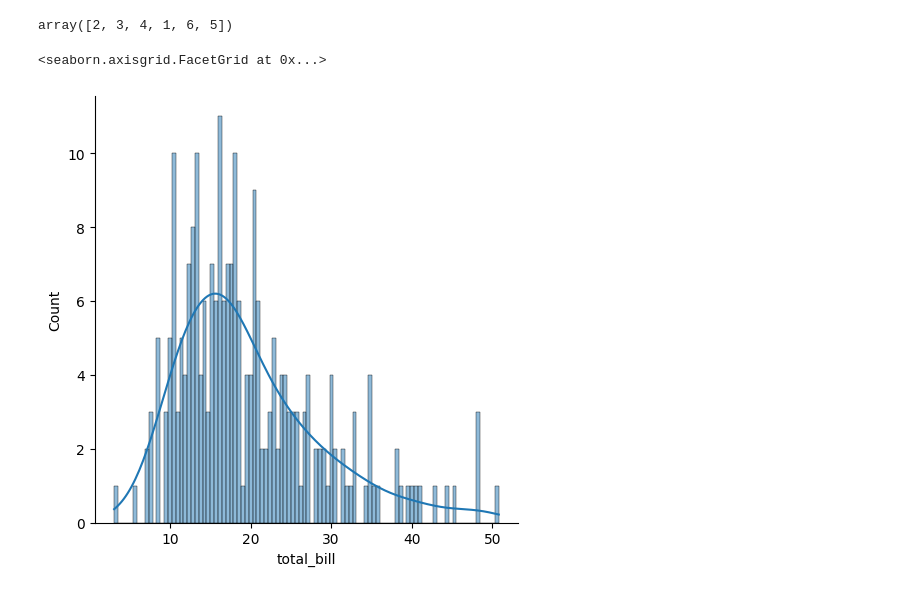
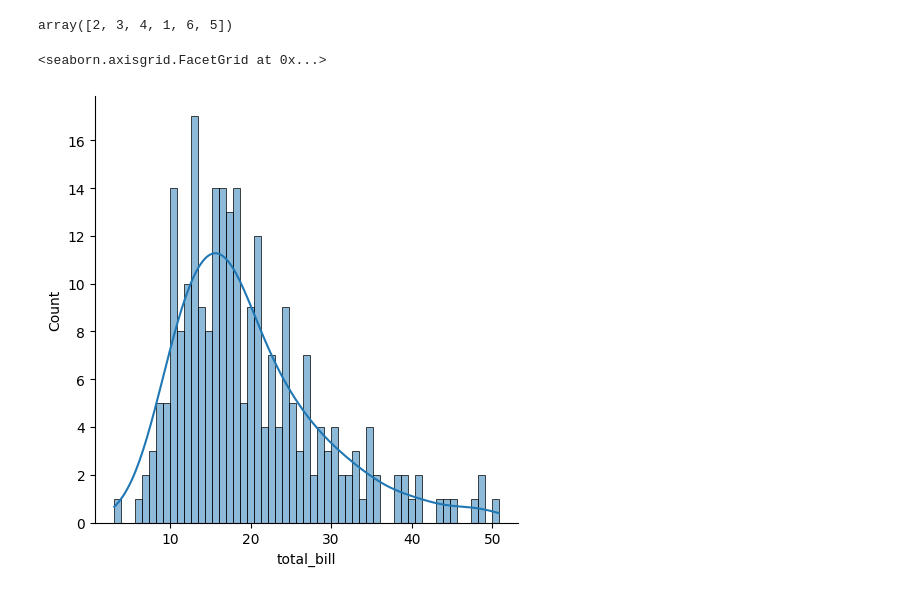
Before and after one commit to shubhamgupta2702/Matplotlib-Seaborn-AIML, a Jupyter notebook: Distribution Plots/distribution.ipynb, the cells around one changed output. Cells and saved outputs as stored; diff of their text form; code cells hidden in the pictures.

```diff
--- a/Distribution Plots/distribution.ipynb
+++ b/Distribution Plots/distribution.ipynb
@@ -25,7 +25,8 @@ df['size'].unique()
 # %% [output]
 array([2, 3, 4, 1, 6, 5])
 # %%
-sns.displot(df['total_bill'],bins = 100, kde = True)  #distplot same histplot
+sns.displot(df['total_bill'],bins = 55, kde = True)  #distplot same histplot
+#kde = kernel density estimator
 # %% [output]
 <seaborn.axisgrid.FacetGrid at 0x...>
-[figure, old version]
+[figure, new version]
```
Also changed, not shown: parts of 8 cells of this notebook, 3 other files.
